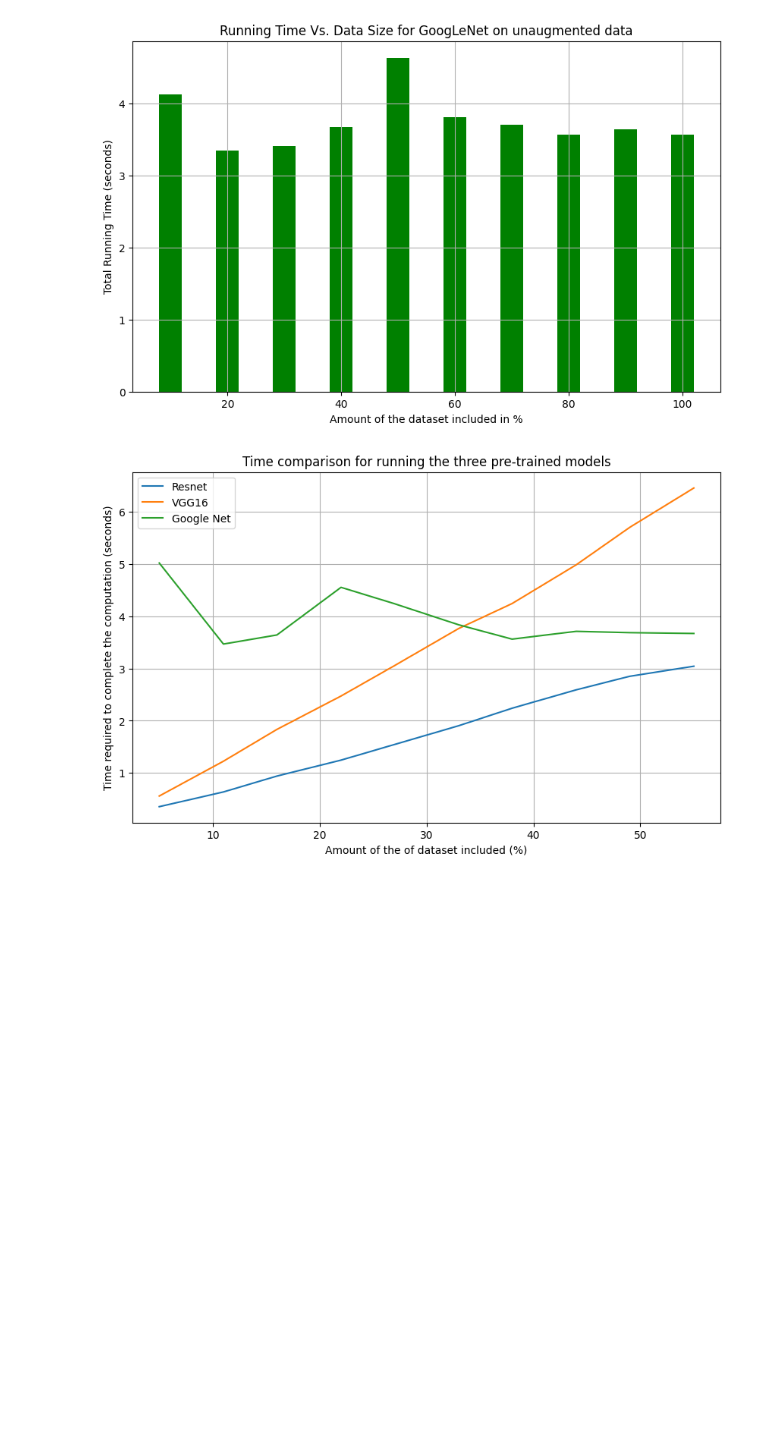
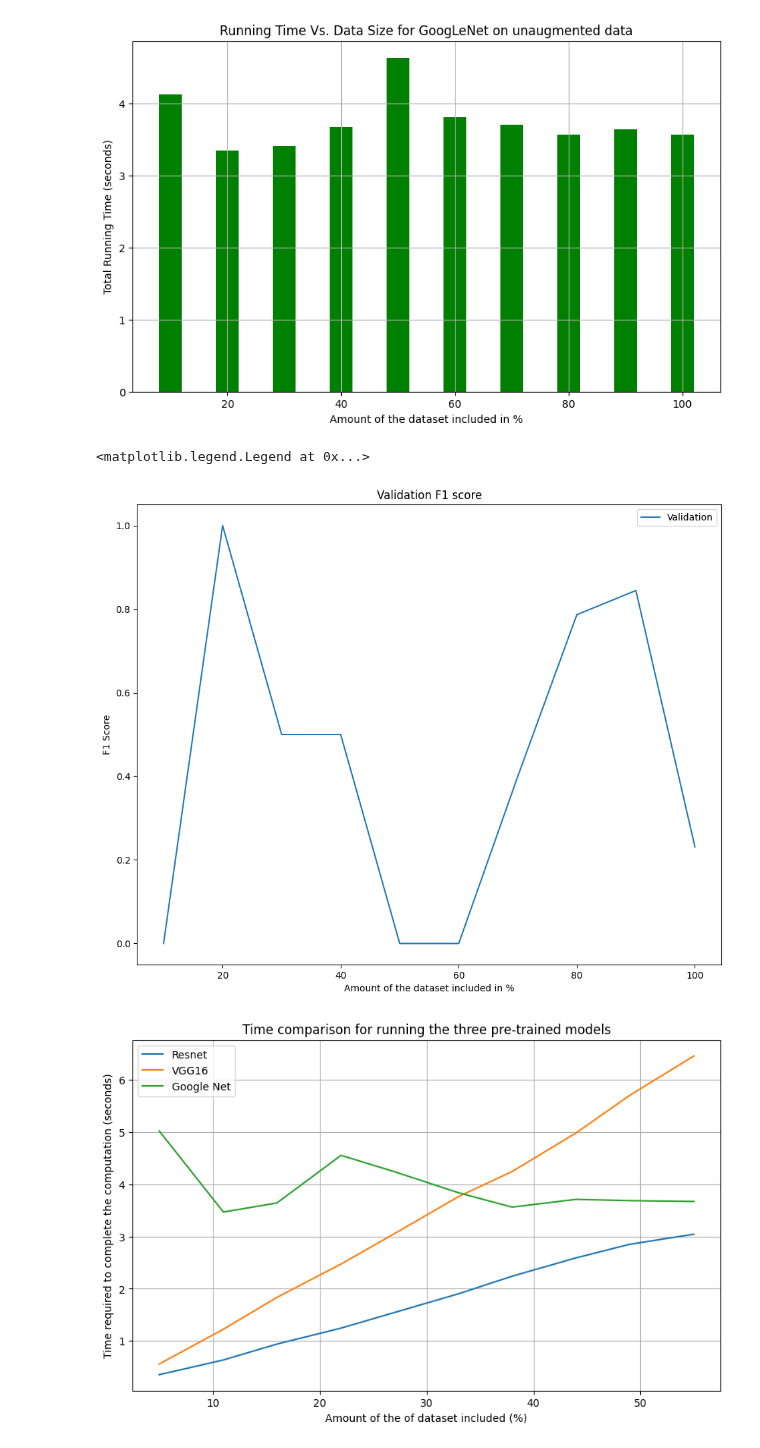
Before and after one commit to fdeloscogna/Python_experiment, a Jupyter notebook: Tesi_Python_NORMAL_dataset.ipynb, the cells around one changed output. Drawn from its saved outputs; the diff is of its cells as text; code cells hidden in the pictures; blank space fills up the shorter version.

```diff
--- a/Tesi_Python_NORMAL_dataset.ipynb
+++ b/Tesi_Python_NORMAL_dataset.ipynb
@@ -1373,6 +1341,18 @@ plt.grid(True)
 plt.show()
 # %% [output]
 [figure]
+# %%
+fig, axs = plt.subplots(1, 1, figsize=[10, 8])
+fig.tight_layout(pad=3.0)
+
+axs.plot(percentages_google, val_f1_scores_google, label='Validation')
+axs.set_title('Validation F1 score')
+axs.set_ylabel('F1 Score')
+axs.set_xlabel('Amount of the dataset included in %')
+axs.legend()
+# %% [output]
+<matplotlib.legend.Legend at 0x...>
+[figure, added]
 # %%
 ##################################################
 # Plot Learning Curves of the performances
```
Also changed, not shown: parts of 21 cells of this notebook.
